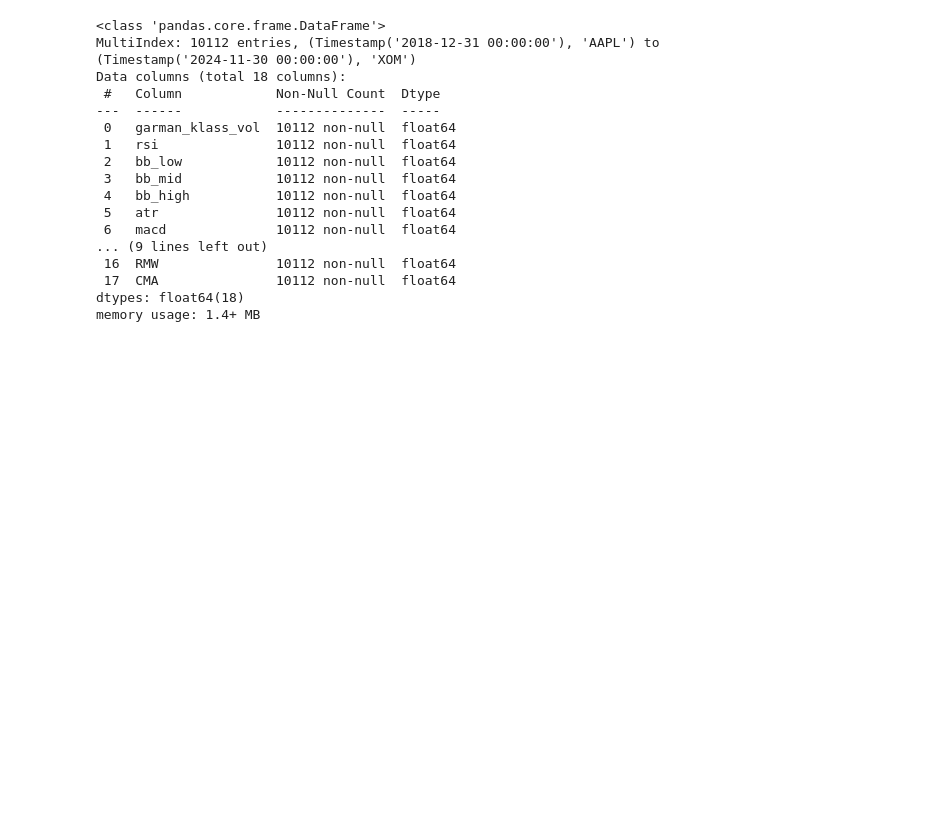
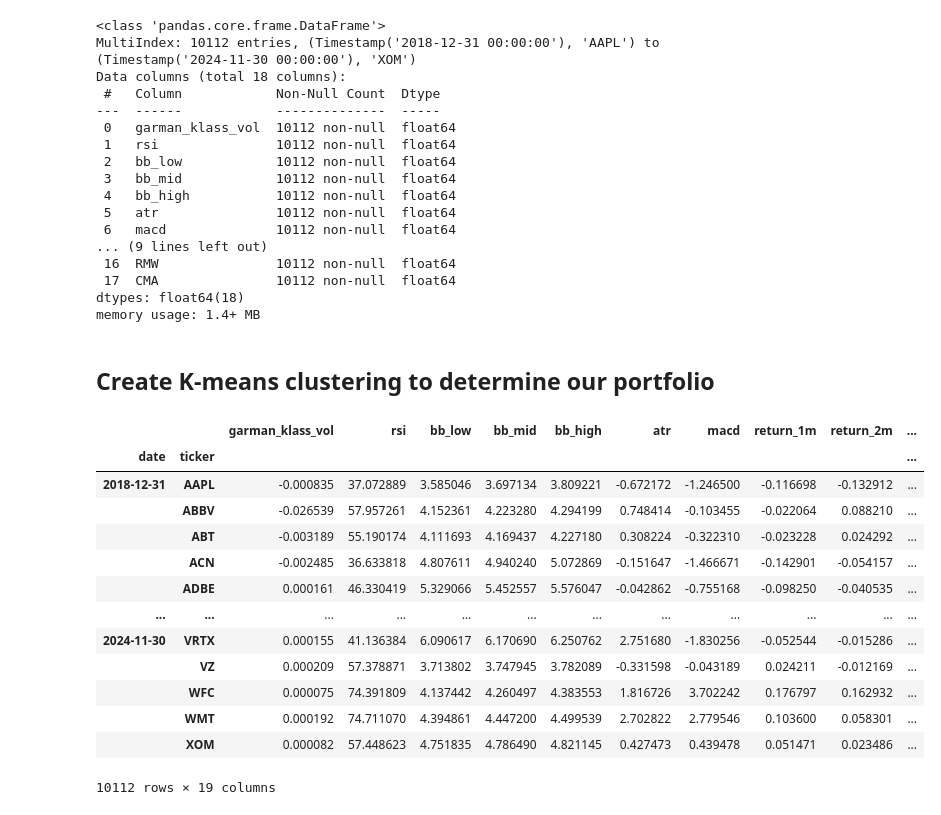
Before and after one commit to codyrosenzweig1/Quant_Trading_Basics_ML, a Jupyter notebook: Algorithmic_Trading_ML_Stratergies.ipynb, the cells around one changed output. Drawn from its saved outputs; the diff is of its cells as text; code cells hidden in the pictures; blank space fills up the shorter version.

```diff
--- a/Algorithmic_Trading_ML_Stratergies.ipynb
+++ b/Algorithmic_Trading_ML_Stratergies.ipynb
@@ -284,3 +284,34 @@ Data columns (total 18 columns):
  17  CMA               10112 non-null  float64
 dtypes: float64(18)
 memory usage: 1.4+ MB
+# %% [markdown]
+## Create K-means clustering to determine our portfolio
+# %%
+from sklearn.cluster import KMeans
+
+data = data.drop('cluster', axis=1)
+
+def get_clusters(df):
+    df['cluster'] = KMeans(n_clusters=4,
+                           random_state=0,
+                           init=initial_centroids).fit(df).labels_
+    return df
+
+data = data.dropna().groupby('date', group_keys=False).apply(get_clusters)
+
+data
+# %% [output]
+|  |  | garman_klass_vol | rsi | bb_low | bb_mid | bb_high | atr | macd | return_1m | return_2m | ... |
+| date | ticker |  |  |  |  |  |  |  |  |  | ... |
+| 2018-12-31 | AAPL | -0.000835 | 37.072889 | 3.585046 | 3.697134 | 3.809221 | -0.672172 | -1.246500 | -0.116698 | -0.132912 | ... |
+|  | ABBV | -0.026539 | 57.957261 | 4.152361 | 4.223280 | 4.294199 | 0.748414 | -0.103455 | -0.022064 | 0.088210 | ... |
+|  | ABT | -0.003189 | 55.190174 | 4.111693 | 4.169437 | 4.227180 | 0.308224 | -0.322310 | -0.023228 | 0.024292 | ... |
+|  | ACN | -0.002485 | 36.633818 | 4.807611 | 4.940240 | 5.072869 | -0.151647 | -1.466671 | -0.142901 | -0.054157 | ... |
+|  | ADBE | 0.000161 | 46.330419 | 5.329066 | 5.452557 | 5.576047 | -0.042862 | -0.755168 | -0.098250 | -0.040535 | ... |
+| ... | ... | ... | ... | ... | ... | ... | ... | ... | ... | ... | ... |
+| 2024-11-30 | VRTX | 0.000155 | 41.136384 | 6.090617 | 6.170690 | 6.250762 | 2.751680 | -1.830256 | -0.052544 | -0.015286 | ... |
+|  | VZ | 0.000209 | 57.378871 | 3.713802 | 3.747945 | 3.782089 | -0.331598 | -0.043189 | 0.024211 | -0.012169 | ... |
+|  | WFC | 0.000075 | 74.391809 | 4.137442 | 4.260497 | 4.383553 | 1.816726 | 3.702242 | 0.176797 | 0.162932 | ... |
+|  | WMT | 0.000192 | 74.711070 | 4.394861 | 4.447200 | 4.499539 | 2.702822 | 2.779546 | 0.103600 | 0.058301 | ... |
+|  | XOM | 0.000082 | 57.448623 | 4.751835 | 4.786490 | 4.821145 | 0.427473 | 0.439478 | 0.051471 | 0.023486 | ... |
+10112 rows × 19 columns
```
Also changed, not shown: parts of 4 cells of this notebook.
